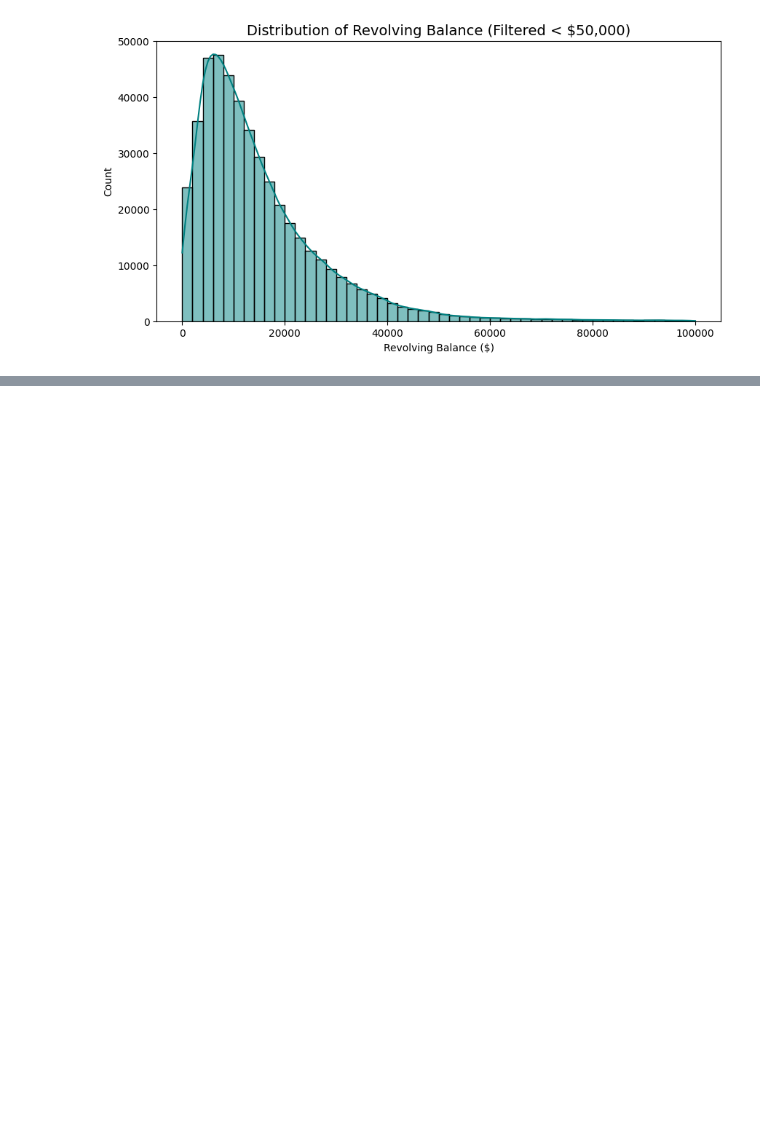
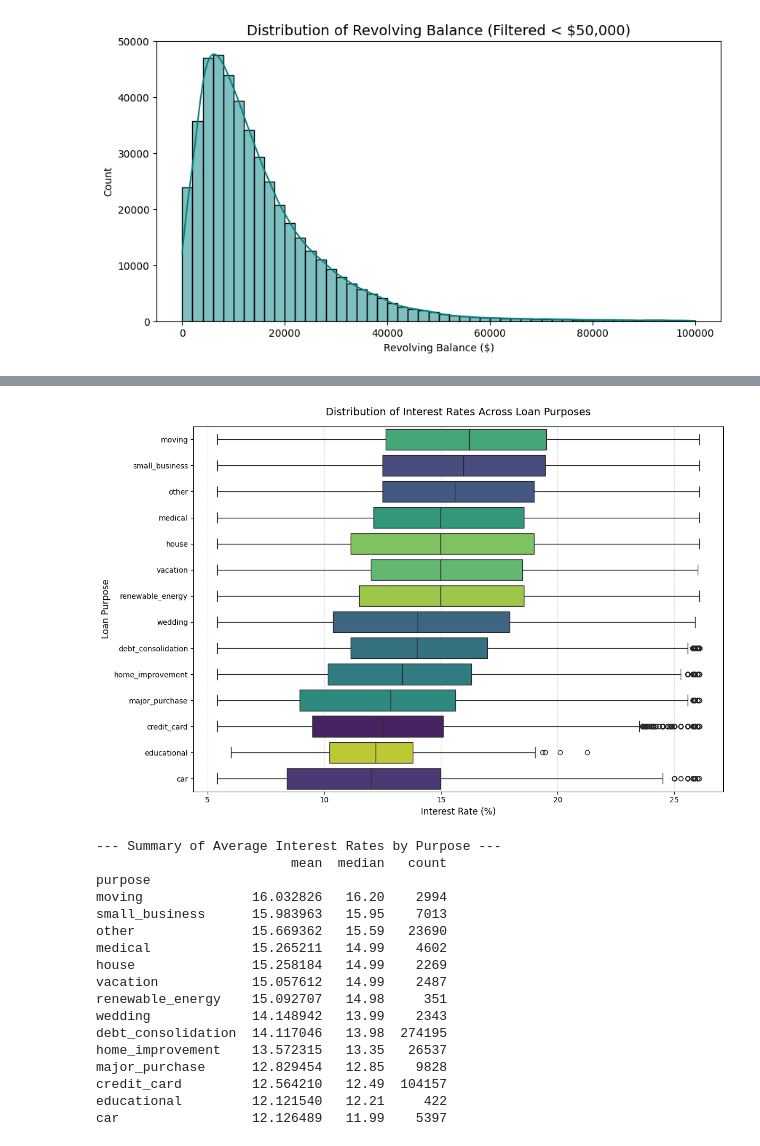
Before and after one commit to rfaoktvian/ChurnPrediction, a Jupyter notebook: notebooks/01_model_development.ipynb, the cells around one changed output, grey strips where cells are left out. Saved outputs shown, nothing was run; the diff lists cells and outputs as text; code cells hidden in the pictures; blank space fills up the shorter version.

```diff
--- a/notebooks/01_model_development.ipynb
+++ b/notebooks/01_model_development.ipynb
@@ -379,0 +409,8 @@ plt.show()
+# %%
+# Encode sub_grade
+grades = ['A', 'B', 'C', 'D', 'E', 'F', 'G']
+sub_grades_ordered = [f"{g}{i}" for g in grades for i in range(1, 6)]
+sub_grade_map = {sub_grade: index + 1 for index, sub_grade in enumerate(sub_grades_ordered)}
+df['sub_grade'] = df['sub_grade'].map(sub_grade_map).astype(int)
+print("Successfully encoded sub_grade into integers:")
+print(df['sub_grade'].head())
@@ -379,0 +425,43 @@ plt.show()
+# %%
+purpose_order = df.groupby('purpose')['int_rate'].median().sort_values(ascending=False).index
+
+plt.figure(figsize=(12, 8))
+sns.boxplot(
+    data=df,
+    y='purpose',
+    x='int_rate',
+    order=purpose_order,
+    palette='viridis',
+    hue='purpose',
+    legend=False
+)
+
+plt.title('Distribution of Interest Rates Across Loan Purposes', fontsize=14, pad=15)
+plt.xlabel('Interest Rate (%)', fontsize=12)
+plt.ylabel('Loan Purpose', fontsize=12)
+plt.grid(axis='x', linestyle='--', alpha=0.5)
+
+plt.tight_layout()
+plt.show()
+
+print("--- Summary of Average Interest Rates by Purpose ---")
+print(df.groupby('purpose')['int_rate'].agg(['mean', 'median', 'count']).loc[purpose_order])
+# %% [output]
+[figure, added]
+--- Summary of Average Interest Rates by Purpose ---
+                         mean  median   count
+purpose
+moving              16.032826   16.20    2994
+small_business      15.983963   15.95    7013
+other               15.669362   15.59   23690
+medical             15.265211   14.99    4602
+house               15.258184   14.99    2269
+vacation            15.057612   14.99    2487
+renewable_energy    15.092707   14.98     351
+wedding             14.148942   13.99    2343
+debt_consolidation  14.117046   13.98  274195
+home_improvement    13.572315   13.35   26537
+major_purchase      12.829454   12.85    9828
+credit_card         12.564210   12.49  104157
+educational         12.121540   12.21     422
+car                 12.126489   11.99    5397
```
Also changed, not shown: parts of 7 cells of this notebook.
